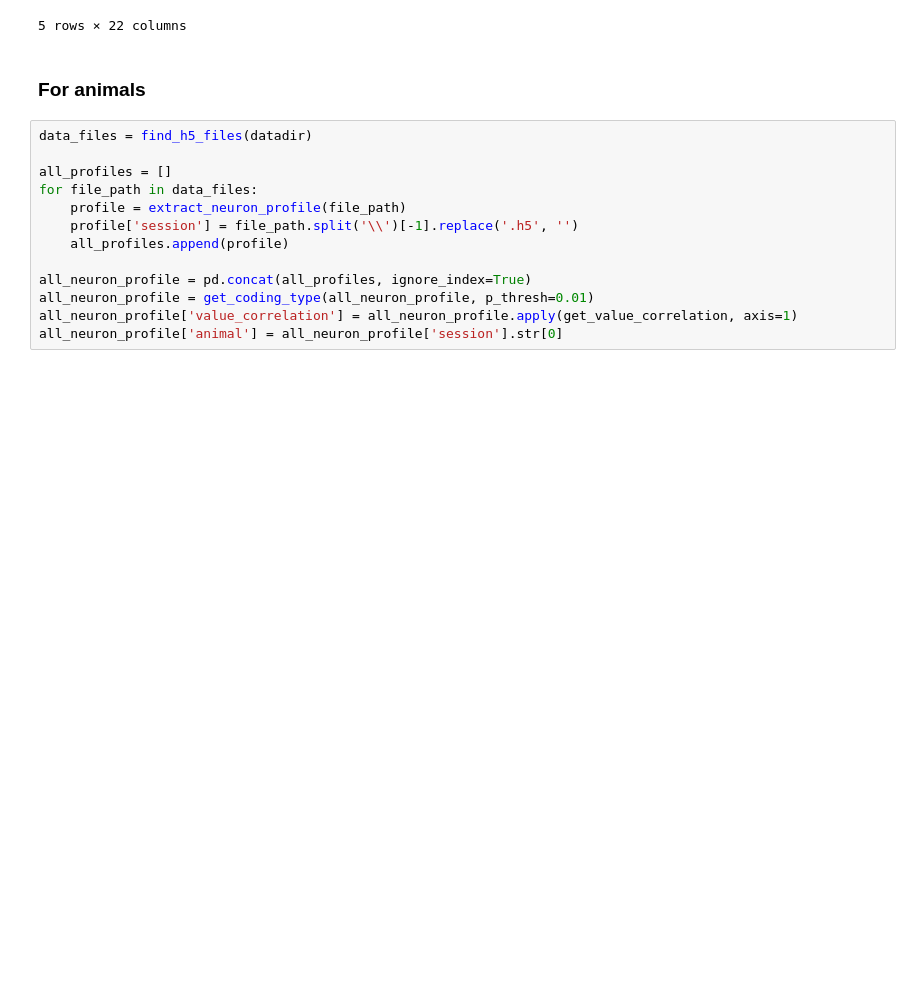
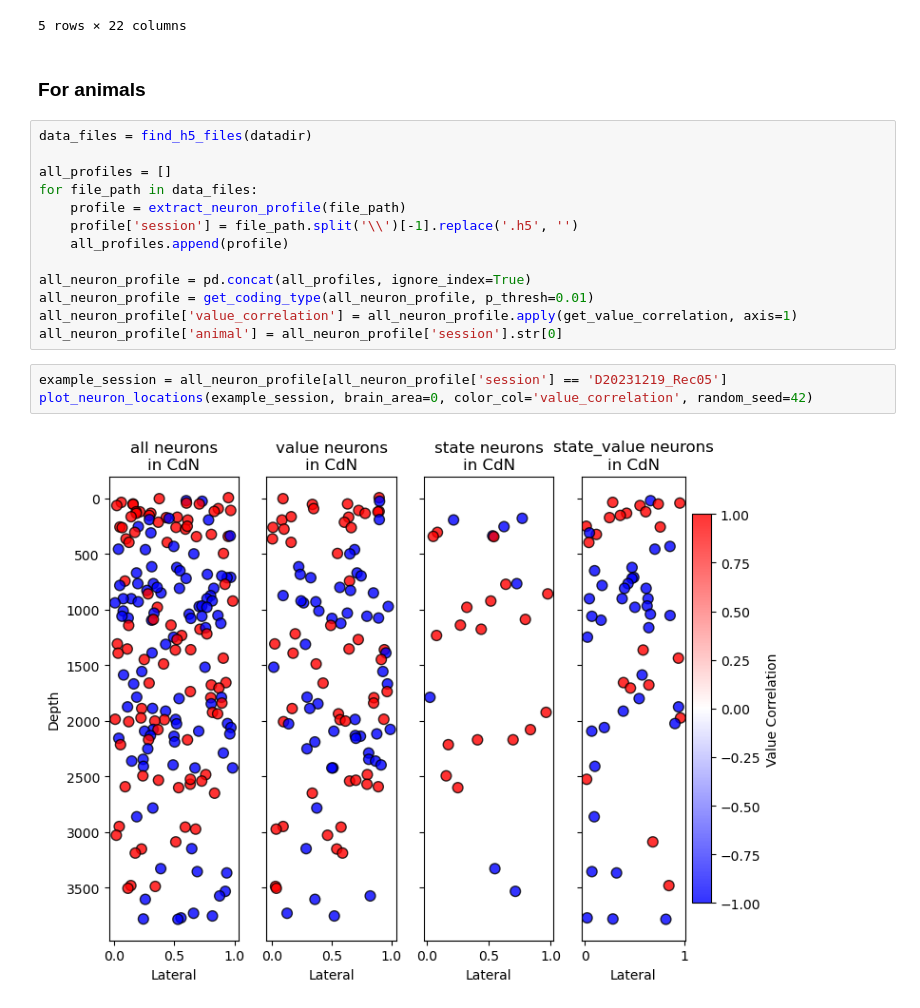
Before and after one commit to Yang2hang/Elston_lab, a Jupyter notebook: neuron_centric_density.ipynb, the cells around one changed output. Saved outputs shown, nothing was run; the diff lists cells and outputs as text; blank space fills up the shorter version.

```diff
--- a/neuron_centric_density.ipynb
+++ b/neuron_centric_density.ipynb
@@ -384,3 +444,8 @@ all_neuron_profile = pd.concat(all_profiles, ignore_index=True)
 all_neuron_profile = get_coding_type(all_neuron_profile, p_thresh=0.01)
 all_neuron_profile['value_correlation'] = all_neuron_profile.apply(get_value_correlation, axis=1)
 all_neuron_profile['animal'] = all_neuron_profile['session'].str[0]
+# %%
+example_session = all_neuron_profile[all_neuron_profile['session'] == 'D20231219_Rec05']
+plot_neuron_locations(example_session, brain_area=0, color_col='value_correlation', random_seed=42)
+# %% [output]
+[figure, added]
```
Also changed, not shown: parts of 8 cells of this notebook.
